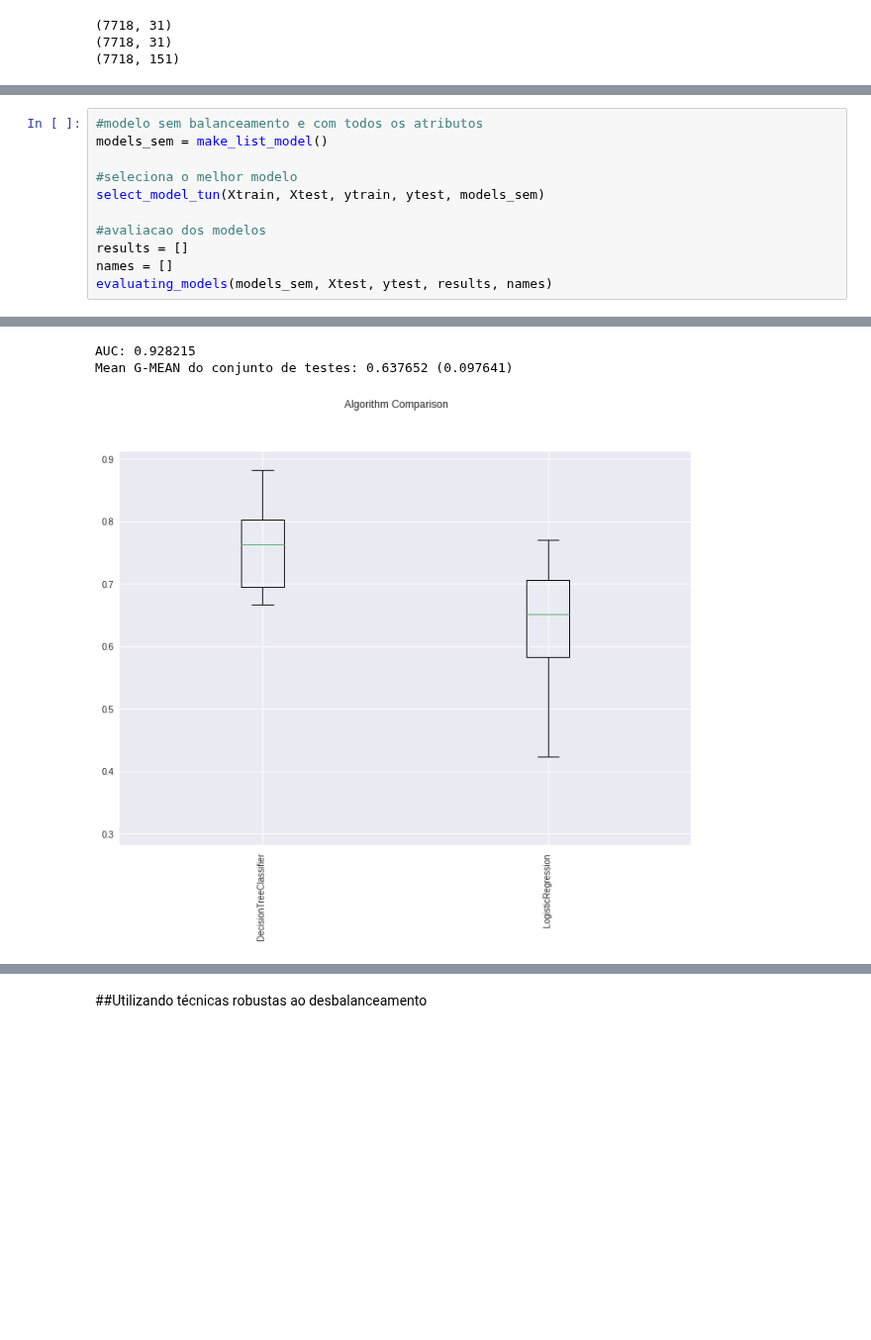
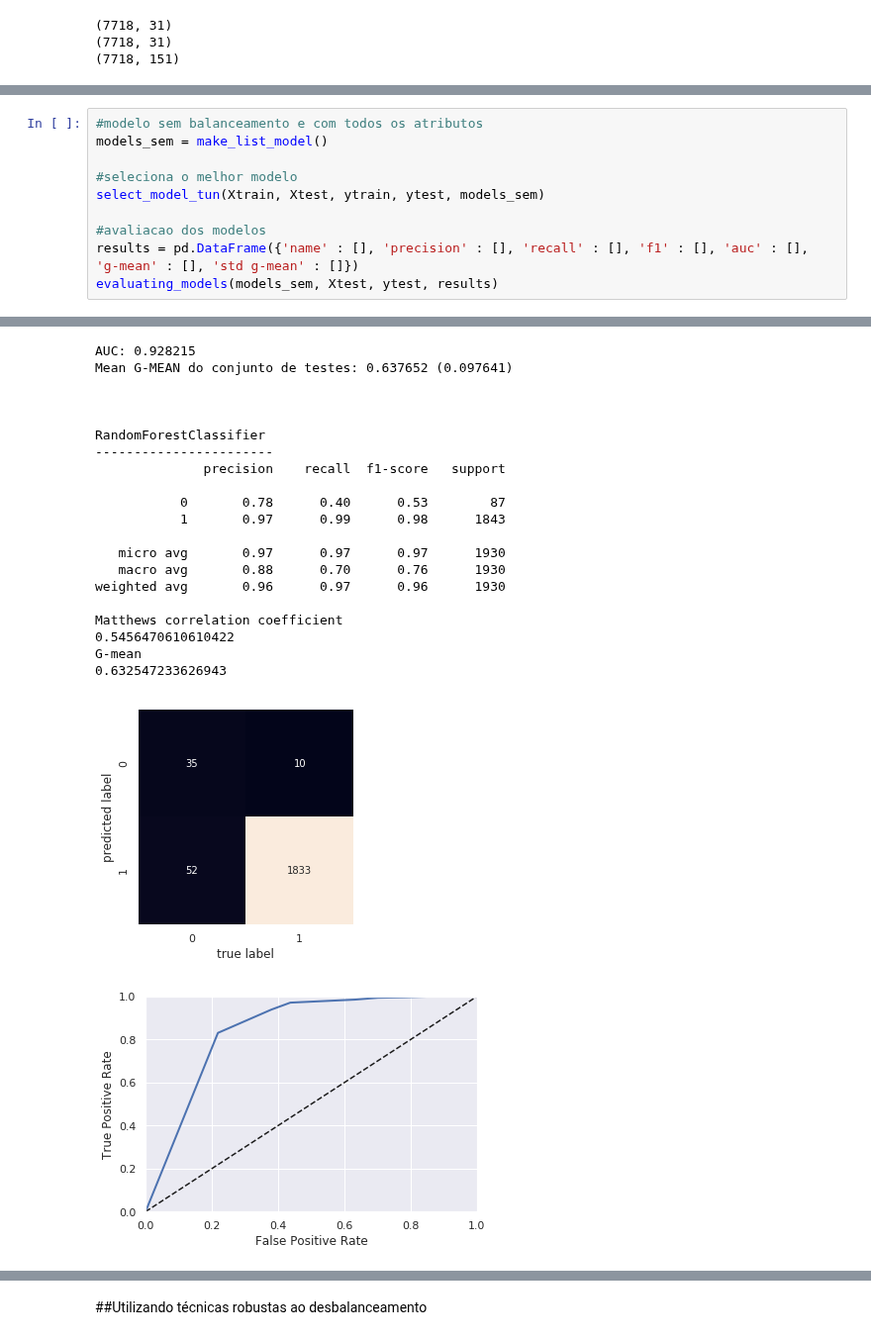
Before and after one commit to tmedeirosb/modelo_ifrn_integrado, a Jupyter notebook: PAPER_EXPERT_2.ipynb, the cells around one changed output, grey strips where cells are left out. Shown at 99% size. Cells and saved outputs as stored; diff of their text form; blank space fills up the shorter version.

Commit message:
melhor visualizacao de metricas

```diff
--- a/PAPER_EXPERT_2.ipynb
+++ b/PAPER_EXPERT_2.ipynb
@@ -435,9 +587,8 @@ models_sem = make_list_model()
 select_model_tun(Xtrain, Xtest, ytrain, ytest, models_sem)
 
 #avaliacao dos modelos
-results = []
-names = []
-evaluating_models(models_sem, Xtest, ytest, results, names)
+results = pd.DataFrame({'name' : [], 'precision' : [], 'recall' : [], 'f1' : [], 'auc' : [], 'g-mean' : [], 'std g-mean' : []})
+evaluating_models(models_sem, Xtest, ytest, results)
 # %% [output]
 DecisionTreeClassifier
 -----------------------
@@ -491,3 +640,22 @@ G-mean
 AUC: 0.928215
 Mean G-MEAN do conjunto de testes: 0.637652 (0.097641)
+
+
+
+RandomForestClassifier
+-----------------------
+              precision    recall  f1-score   support
+
+           0       0.78      0.40      0.53        87
+           1       0.97      0.99      0.98      1843
+
+   micro avg       0.97      0.97      0.97      1930
+   macro avg       0.88      0.70      0.76      1930
+weighted avg       0.96      0.97      0.96      1930
+
+Matthews correlation coefficient
+0.5456470610610422
+G-mean
+0.632547233626943
-[figure, old version]
+[figure, new version]
+[figure, added]
```
Also changed, not shown: parts of 19 cells of this notebook.
